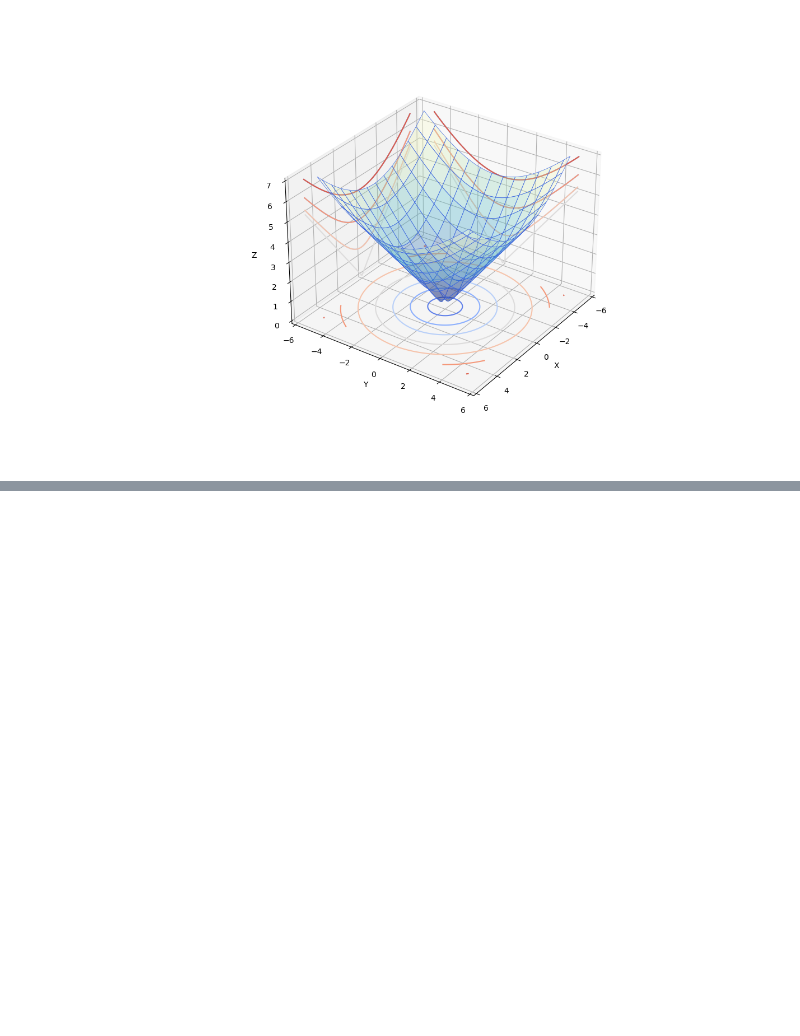
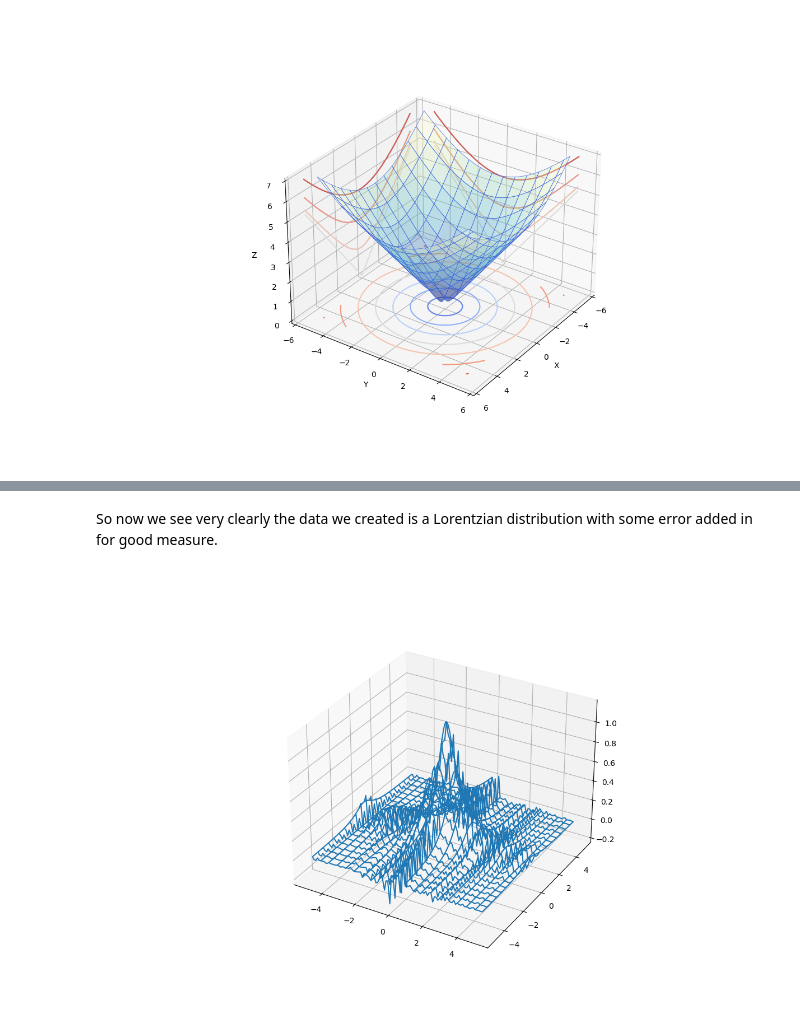
Before and after one commit to Jondesan/python_workshop, a Jupyter notebook: fft/workshop_notebook.ipynb, the cells around one changed output, grey strips where cells are left out. Drawn from its saved outputs; the diff is of its cells as text; code cells hidden in the pictures; blank space fills up the shorter version.

```diff
--- a/fft/workshop_notebook.ipynb
+++ b/fft/workshop_notebook.ipynb
@@ -150,0 +168,18 @@ plt.show()
+# %% [markdown]
+So now we see very clearly the data we created is a Lorentzian distribution with some error added in for good measure.
+# %%
+
+# Create meshgrids for x and y
+gridx, gridy = np.meshgrid(X, X, indexing='xy')
+
+# Calculate z values
+zvals = Lorentzian(gridx, 0, 1, 1) * Lorentzian(gridy, 0, 1, 1)
+
+#zvals = (Lorentzian(gridx, 0, 1, 1) + np.random.normal(0, 0.1, 100)) * (Lorentzian(gridy, 0, 1, 1) + np.random.normal(0, 0.1, 100))
+
+ax = plt.figure(figsize=(12,8)).add_subplot(projection='3d')
+ax.plot_wireframe(gridx, gridy, zvals, cmap='viridis', rstride=5, cstride=5)
+
+plt.show()
+# %% [output]
+[figure, added]
```
Also changed, not shown: parts of 4 cells of this notebook.
